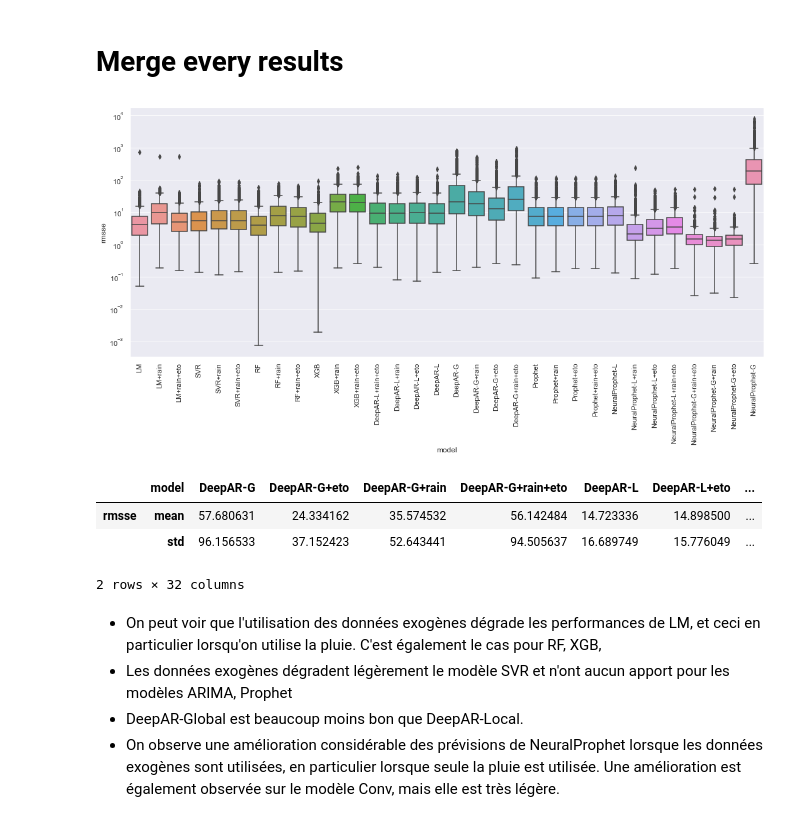
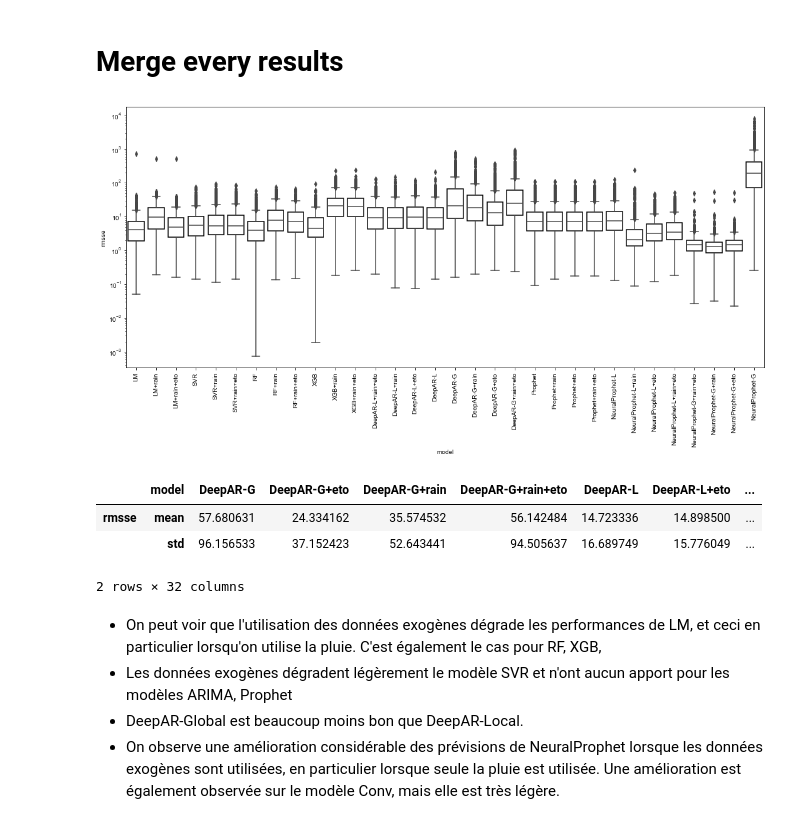
Before and after one commit to frankl1/piezoforecast, a Jupyter notebook: results/analysis.ipynb, the cells around one changed output. Saved outputs shown, nothing was run; the diff lists cells and outputs as text; code cells hidden in the pictures.

```diff
--- a/results/analysis.ipynb
+++ b/results/analysis.ipynb
@@ -14,7 +14,7 @@ from IPython.display import display
 
 %matplotlib inline
 
-sns.set()
+#sns.set()
 #sns.set_theme(style="whitegrid", palette="pastel")
 # %% [markdown]
 # Helper functions
@@ -47,7 +47,7 @@ def plot_best_models(result_df):
 # %%
 def plot_stats(result_df, figsize=(8, 5), fname=None):
     plt.figure(figsize=figsize)
-    ax = sns.boxplot(data=result_df, y='rmsse', x='model')
+    ax = sns.boxplot(data=result_df, y='rmsse', x='model', boxprops={'facecolor':'none', 'edgecolor':'black'})
     ax.set_xticklabels(ax.get_xticklabels(), rotation=90)
     ax.set_yscale('log')
 
@@ -319,9 +319,9 @@ all_result_filtered = all_result[filter_cols]
 
 #all_result_filtered = all_result_filtered.apply(lambda row: rename_model(row), axis=1)
 # %%
-plot_stats(all_result_filtered, figsize=(15, 8), fname='Images/boxplot-all.jpg')
+plot_stats(all_result_filtered, figsize=(15, 8), fname='Images/boxplot-all.eps')
 # %% [output]
-[figure, old version]
+[figure, new version]
 |  | model | DeepAR-G | DeepAR-G+eto | DeepAR-G+rain | DeepAR-G+rain+eto | DeepAR-L | DeepAR-L+eto | ... |
 | rmsse | mean | 57.680631 | 24.334162 | 35.574532 | 56.142484 | 14.723336 | 14.898500 | ... |
 |  | std | 96.156533 | 37.152423 | 52.643441 | 94.505637 | 16.689749 | 15.776049 | ... |
```
Also changed, not shown: parts of 7 cells of this notebook, 36 other files.
